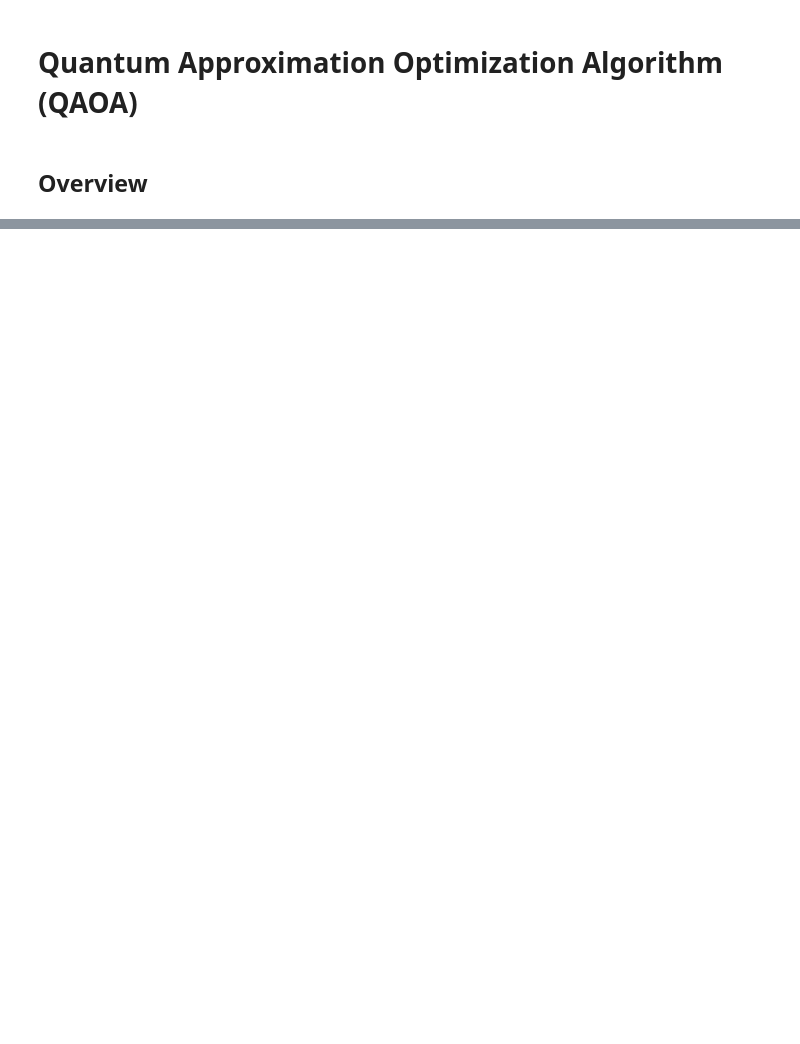
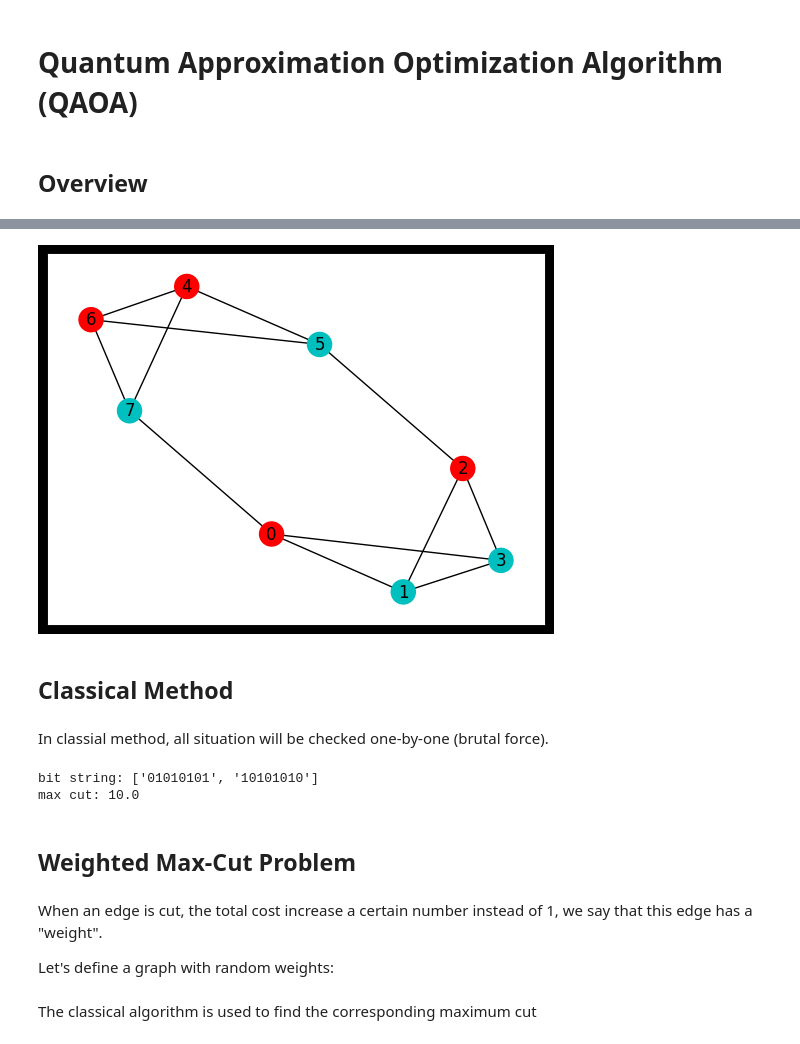
Before and after one commit to tencent-quantum-lab/tensorcircuit, a Jupyter notebook: docs/source/tutorials/qaoa.ipynb, the cells around one changed output, grey strips where cells are left out. Drawn from its saved outputs; the diff is of its cells as text; code cells hidden in the pictures; blank space fills up the shorter version.

```diff
--- a/docs/source/tutorials/qaoa.ipynb
+++ b/docs/source/tutorials/qaoa.ipynb
@@ -117,0 +180,26 @@ for i in range(50):
+# %%
+## circuit 1
+c = QAOAansatz(params=params[0], g=example_graph, circuit=True)
+loss = QAOAansatz(params=params[0], g=example_graph)
+
+# find the states with max probabilities
+probs = K.numpy(c.probability())
+index = np.where(probs==max(probs))[0]
+states = []
+for i in index:
+    states.append(f'{bin(i)[2:]:0>{c._nqubits}}')
+print("Circuit #1")
+print('cost:', K.numpy(loss), '\nbit strings:', states)
+
+## circuit 2
+c = QAOAansatz(params=params[1], g=example_graph, circuit=True)
+loss = QAOAansatz(params=params[1], g=example_graph)
+
+# find the states with max probabilities
+probs = K.numpy(c.probability())
+index = np.where(probs==max(probs))[0]
+states = []
+for i in index:
+    states.append(f'{bin(i)[2:]:0>{c._nqubits}}')
+print("\nCircuit #2")
+print('cost:', K.numpy(loss), '\nbit strings:', states)
@@ -117,0 +218,52 @@ for i in range(50):
+# %%
+colors = ["r" if states[0][i] == '0' else "c" for i in range(nnodes)]
+nx.draw_networkx(example_graph, with_labels=True, node_color=colors, pos=pos)
+ax = plt.gca()
+ax.set_facecolor('w')
+# %% [output]
+[figure, added]
+# %% [markdown]
+## Classical Method
+# %% [markdown]
+In classial method, all situation will be checked one-by-one (brutal force).
+# %%
+def classical_solver(graph):
+    num_nodes = len(graph)
+    max_cut = [0]
+    best_case = [0] # "01" series with max cut
+    for i in range(2**num_nodes):
+        case = f'{bin(i)[2:]:0>{num_nodes}}'
+        cat1, cat2 = [], []
+        for j in range(num_nodes):
+            if str(case)[j] == '0':
+                cat1.append(j)
+            else:
+                cat2.append(j)
+
+        # calculate the cost function
+        cost = 0
+        for node1 in cat1:
+            for node2 in cat2:
+                if graph[node1].get(node2):
+                    cost += graph[node1][node2]["weight"]
+        cost = round(cost, 4) # elimate minor error
+        if max_cut[-1] <= cost:
+            max_cut.append(cost)
+            best_case.append(case)
+
+    # optimal cases maybe more than 1, but they are all at the end
+    index = max_cut.index(max_cut[-1])
+
+    return max_cut[-1], best_case[index:]
+
+max_cut, best_case = classical_solver(example_graph_dict)
+print('bit string:', best_case, '\nmax cut:', max_cut)
+# %% [output]
+bit string: ['01010101', '10101010']
+max cut: 10.0
+# %% [markdown]
+## Weighted Max-Cut Problem
+# %% [markdown]
+When an edge is cut, the total cost increase a certain number instead of 1, we say that this edge has a "weight".
+
+Let's define a graph with random weights:
@@ -117,0 +283,2 @@ for i in range(50):
+# %% [markdown]
+The classical algorithm is used to find the corresponding maximum cut
```
Also changed, not shown: parts of 32 cells of this notebook.
